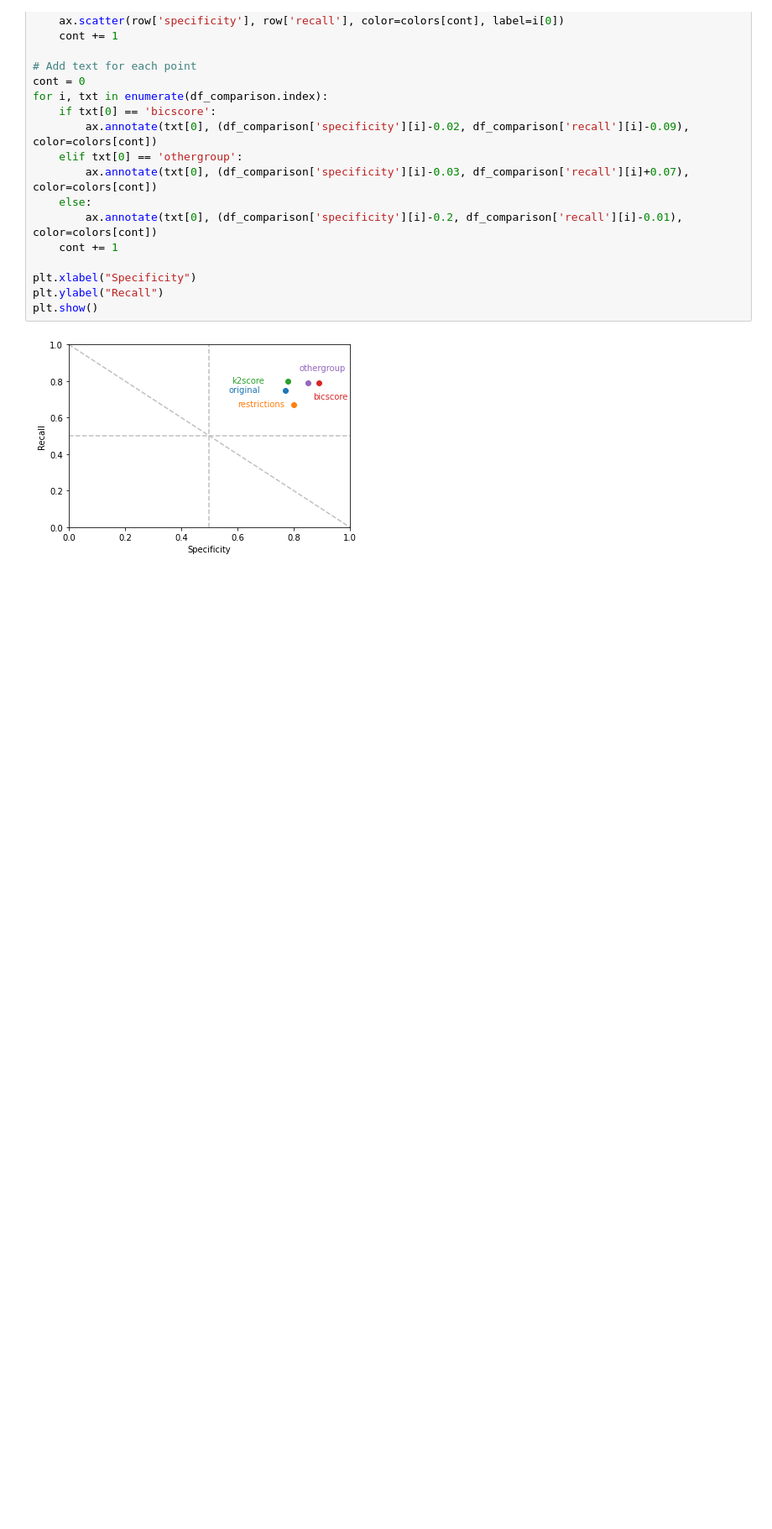
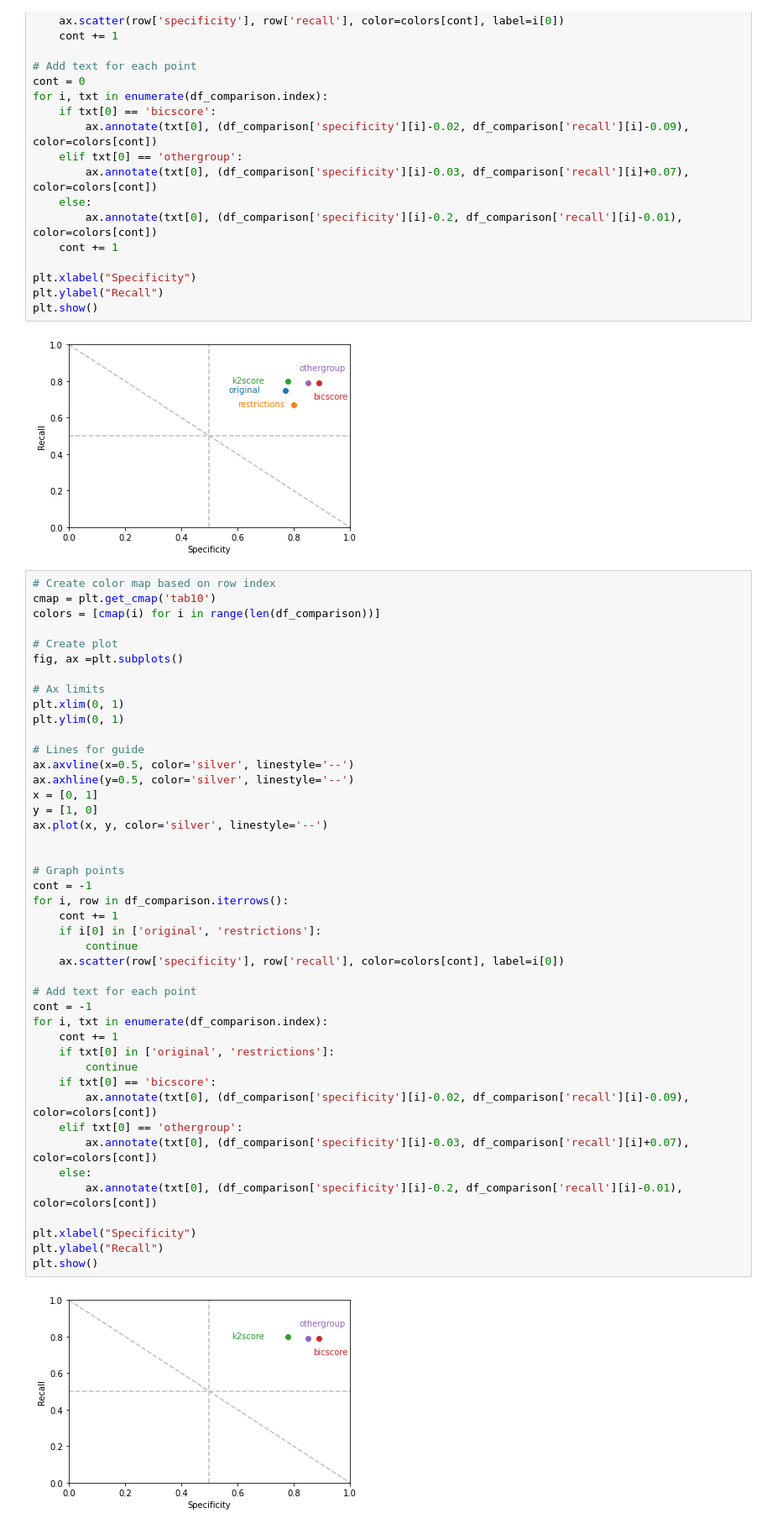
Before and after one commit to AnaliticaComputacional-2023-10/Proyecto2, a Jupyter notebook: Soportes/Models/Performance/Comparison.ipynb, the cells around one changed output. Shown at 84% size. Saved outputs shown, nothing was run; the diff lists cells and outputs as text; blank space fills up the shorter version.

Commit message:
Comparison Finished

```diff
--- a/Soportes/Models/Performance/Comparison.ipynb
+++ b/Soportes/Models/Performance/Comparison.ipynb
@@ -156,3 +156,49 @@ plt.ylabel("Recall")
 plt.show()
 # %% [output]
 [figure]
+# %%
+# Create color map based on row index
+cmap = plt.get_cmap('tab10')
+colors = [cmap(i) for i in range(len(df_comparison))]
+
+# Create plot
+fig, ax =plt.subplots()
+
+# Ax limits
+plt.xlim(0, 1)
+plt.ylim(0, 1)
+
+# Lines for guide
+ax.axvline(x=0.5, color='silver', linestyle='--')
+ax.axhline(y=0.5, color='silver', linestyle='--')
+x = [0, 1]
+y = [1, 0]
+ax.plot(x, y, color='silver', linestyle='--')
+
+
+# Graph points
+cont = -1
+for i, row in df_comparison.iterrows():
+    cont += 1
+    if i[0] in ['original', 'restrictions']:
+        continue
+    ax.scatter(row['specificity'], row['recall'], color=colors[cont], label=i[0])
+
+# Add text for each point
+cont = -1
+for i, txt in enumerate(df_comparison.index):
+    cont += 1
+    if txt[0] in ['original', 'restrictions']:
+        continue
+    if txt[0] == 'bicscore':
+        ax.annotate(txt[0], (df_comparison['specificity'][i]-0.02, df_comparison['recall'][i]-0.09), color=colors[cont])
+    elif txt[0] == 'othergroup':
+        ax.annotate(txt[0], (df_comparison['specificity'][i]-0.03, df_comparison['recall'][i]+0.07), color=colors[cont])
+    else:
+        ax.annotate(txt[0], (df_comparison['specificity'][i]-0.2, df_comparison['recall'][i]-0.01), color=colors[cont])
+
+plt.xlabel("Specificity")
+plt.ylabel("Recall")
+plt.show()
+# %% [output]
+[figure, added]
```
Also changed, not shown: 3 other files.
